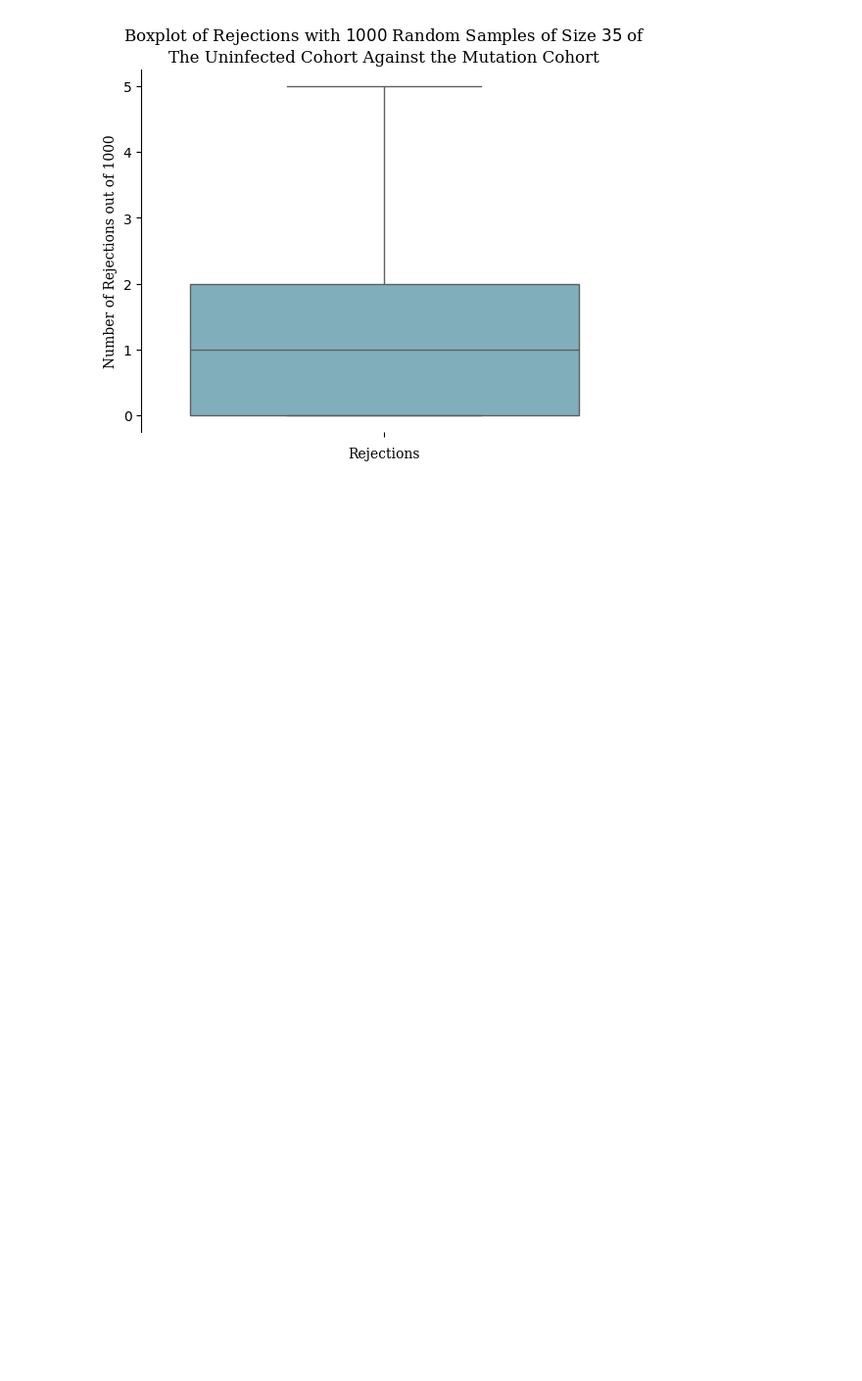
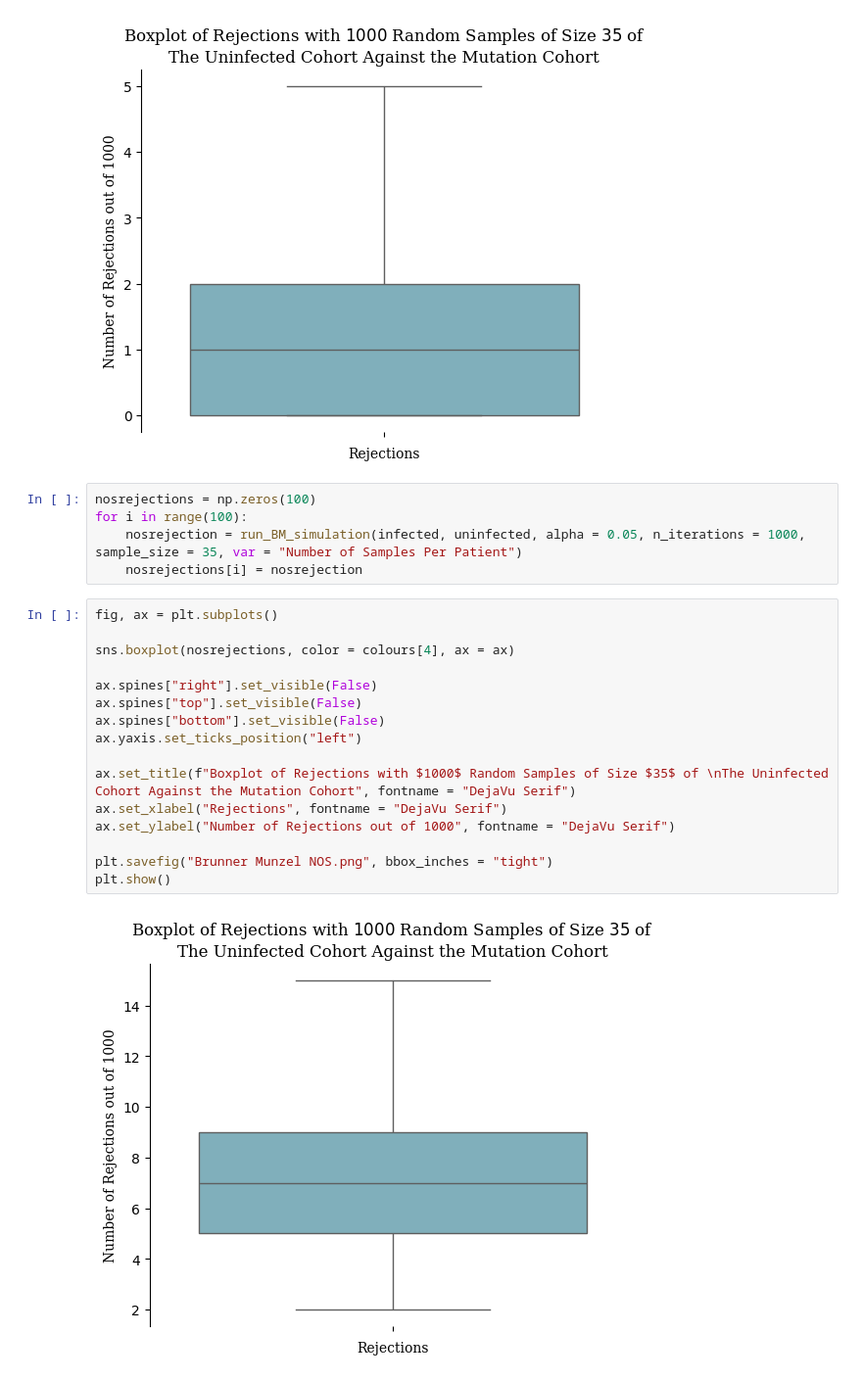
Before and after one commit to fredwdickinson/rscam-g6, a Jupyter notebook: Notebooks/nullcohort.ipynb, the cells around one changed output. Shown at 98% size. Saved outputs shown, nothing was run; the diff lists cells and outputs as text; blank space fills up the shorter version.

```diff
--- a/Notebooks/nullcohort.ipynb
+++ b/Notebooks/nullcohort.ipynb
@@ -680,3 +709,26 @@ plt.savefig("Brunner Munzel TMB.png", bbox_inches = "tight")
 plt.show()
 # %% [output]
 [figure]
+# %%
+nosrejections = np.zeros(100)
+for i in range(100):
+    nosrejection = run_BM_simulation(infected, uninfected, alpha = 0.05, n_iterations = 1000, sample_size = 35, var = "Number of Samples Per Patient")
+    nosrejections[i] = nosrejection
+# %%
+fig, ax = plt.subplots()
+
+sns.boxplot(nosrejections, color = colours[4], ax = ax)
+
+ax.spines["right"].set_visible(False)
+ax.spines["top"].set_visible(False)
+ax.spines["bottom"].set_visible(False)
+ax.yaxis.set_ticks_position("left")
+
+ax.set_title(f"Boxplot of Rejections with $1000$ Random Samples of Size $35$ of \nThe Uninfected Cohort Against the Mutation Cohort", fontname = "DejaVu Serif")
+ax.set_xlabel("Rejections", fontname = "DejaVu Serif")
+ax.set_ylabel("Number of Rejections out of 1000", fontname = "DejaVu Serif")
+
+plt.savefig("Brunner Munzel NOS.png", bbox_inches = "tight")
+plt.show()
+# %% [output]
+[figure, added]
```
Also changed, not shown: parts of 2 cells of this notebook.
